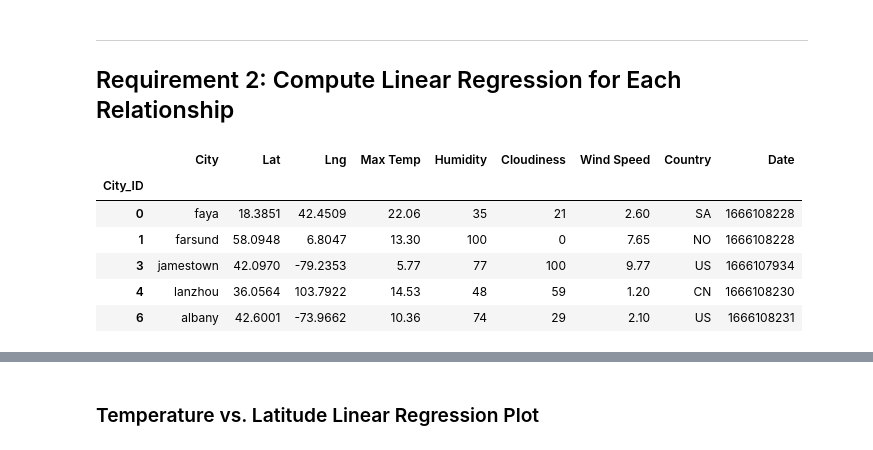
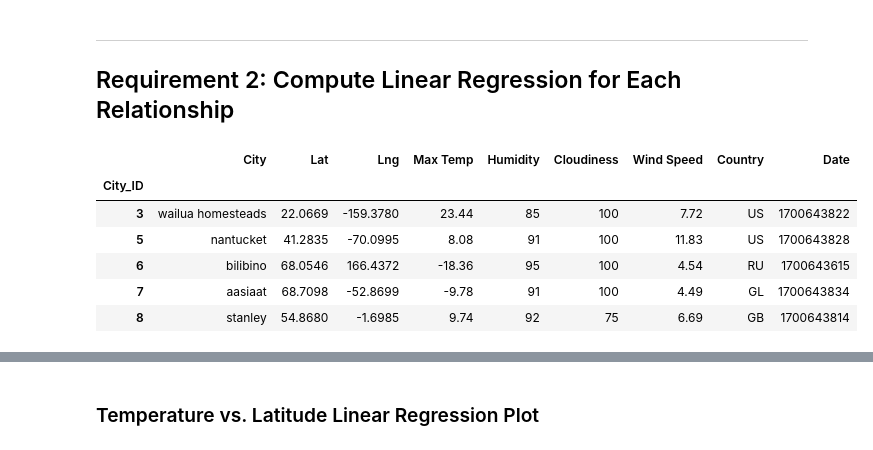
Before and after one commit to NidaB-C/python_api_challenge, a Jupyter notebook: WeatherPy/WeatherPy.ipynb, the cells around one changed output, grey strips where cells are left out. Drawn from its saved outputs; the diff is of its cells as text; code cells hidden in the pictures.

```diff
--- a/WeatherPy/WeatherPy.ipynb
+++ b/WeatherPy/WeatherPy.ipynb
@@ -259,16 +283,16 @@ plt.show()
 # %%
 # Create a DataFrame with the Northern Hemisphere data (Latitude >= 0)
-# YOUR CODE HERE
+northern_hemi_df = city_data_df.loc[city_data_df["Lat"] >= 0, :]
 
 # Display sample data
 northern_hemi_df.head()
 # %% [output]
 |  | City | Lat | Lng | Max Temp | Humidity | Cloudiness | Wind Speed | Country | Date |
 | City_ID |  |  |  |  |  |  |  |  |  |
-| 0 | faya | 18.3851 | 42.4509 | 22.06 | 35 | 21 | 2.60 | SA | 1666108228 |
-| 1 | farsund | 58.0948 | 6.8047 | 13.30 | 100 | 0 | 7.65 | NO | 1666108228 |
-| 3 | jamestown | 42.0970 | -79.2353 | 5.77 | 77 | 100 | 9.77 | US | 1666107934 |
-| 4 | lanzhou | 36.0564 | 103.7922 | 14.53 | 48 | 59 | 1.20 | CN | 1666108230 |
-| 6 | albany | 42.6001 | -73.9662 | 10.36 | 74 | 29 | 2.10 | US | 1666108231 |
+| 3 | wailua homesteads | 22.0669 | -159.3780 | 23.44 | 85 | 100 | 7.72 | US | 1700643822 |
+| 5 | nantucket | 41.2835 | -70.0995 | 8.08 | 91 | 100 | 11.83 | US | 1700643828 |
+| 6 | bilibino | 68.0546 | 166.4372 | -18.36 | 95 | 100 | 4.54 | RU | 1700643615 |
+| 7 | aasiaat | 68.7098 | -52.8699 | -9.78 | 91 | 100 | 4.49 | GL | 1700643834 |
+| 8 | stanley | 54.8680 | -1.6985 | 9.74 | 92 | 75 | 6.69 | GB | 1700643814 |
 # %%
 # Create a DataFrame with the Southern Hemisphere data (Latitude < 0)
```
Also changed, not shown: parts of 36 cells of this notebook, 5 other files.
